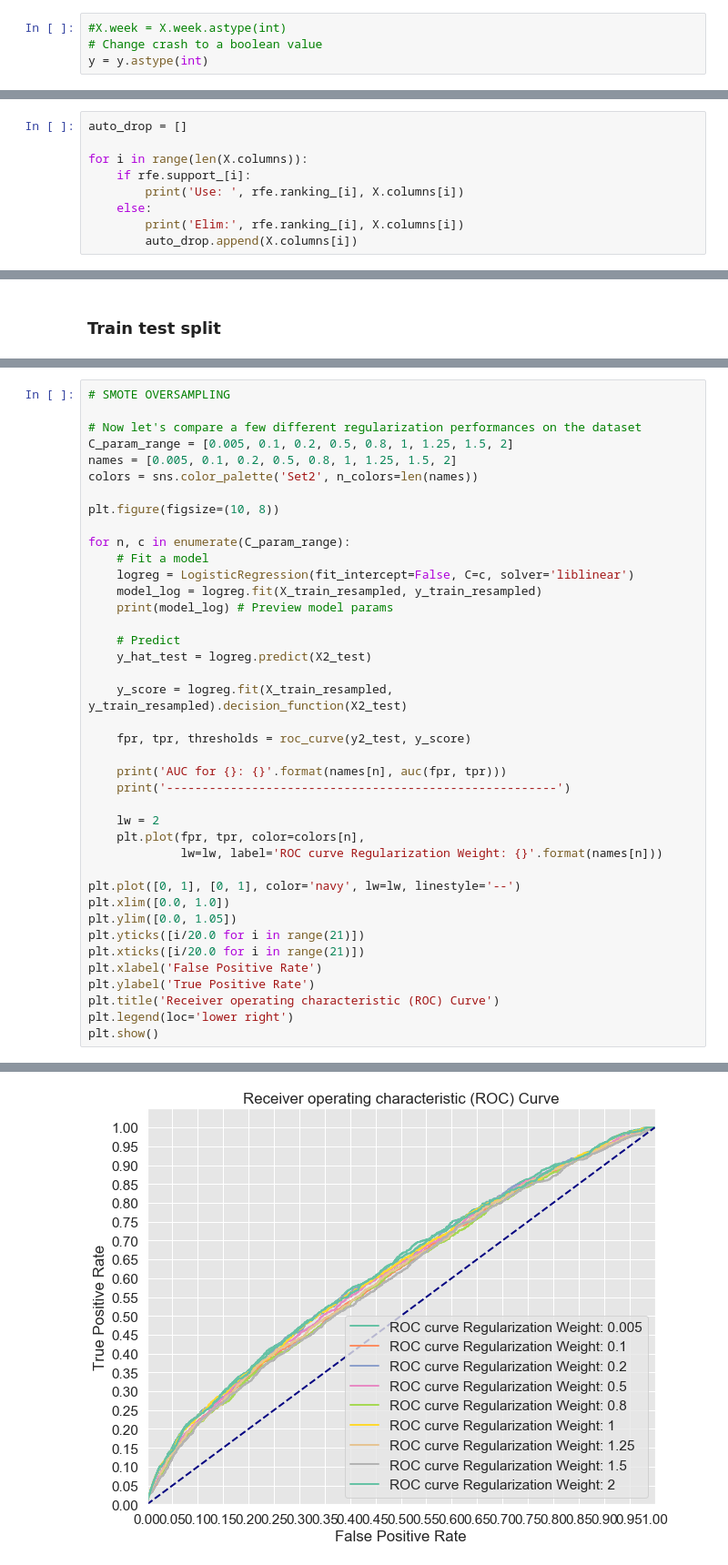
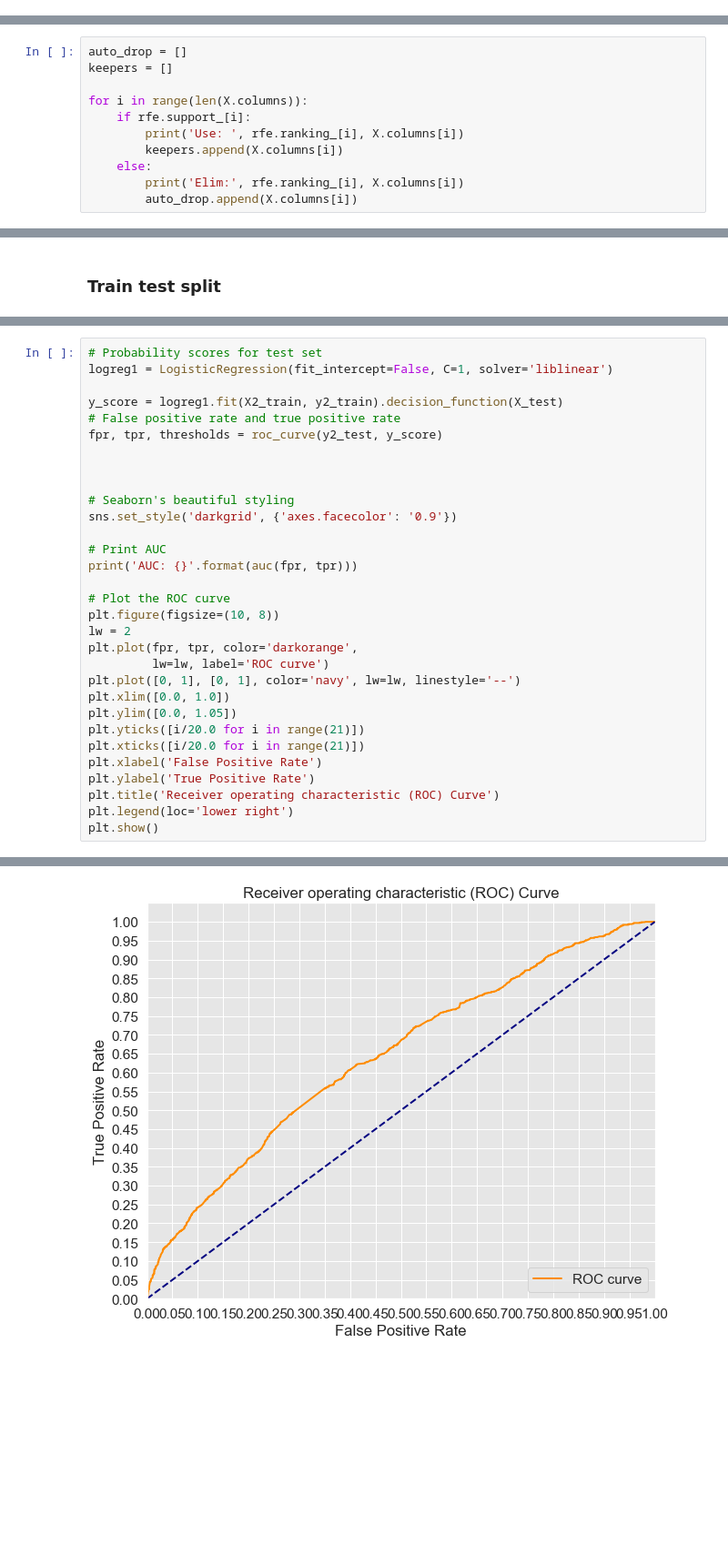
Before and after one commit to sciencelee/chicago-red-light-cameras, a Jupyter notebook: 06-crash-logreg.ipynb, the cells around one changed output, grey strips where cells are left out. Shown at 91% size. Saved outputs shown, nothing was run; the diff lists cells and outputs as text; blank space fills up the shorter version.

```diff
--- a/06-crash-logreg.ipynb
+++ b/06-crash-logreg.ipynb
@@ -537,10 +557,6 @@ drop_cols = ['violation_date', 'day', 'prim_contributory_cause', 'sec_contributo
 categoricals = ['region_id', 'weekday']
 
 X = all_df.drop(columns=drop_cols)
-# %%
-#X.week = X.week.astype(int)
-# Change crash to a boolean value
-y = y.astype(int)
 # %%
 all_df['n_crash'].value_counts()
 #165550 / 5245
@@ -569,10 +585,12 @@ rfe = RFE(logreg)
 rfe = rfe.fit(X, y)  # convert to int before using in logistic so I can do binary
 # %%
 auto_drop = []
+keepers = []
 
 for i in range(len(X.columns)):
     if rfe.support_[i]:
         print('Use: ', rfe.ranking_[i], X.columns[i])
+        keepers.append(X.columns[i])
     else:
         print('Elim:', rfe.ranking_[i], X.columns[i])
         auto_drop.append(X.columns[i])
@@ -721,33 +726,24 @@ AUC for 10000000: 0.5226755627732966
 # %%
-# SMOTE OVERSAMPLING
+# Probability scores for test set
+logreg1 = LogisticRegression(fit_intercept=False, C=1, solver='liblinear')
 
-# Now let's compare a few different regularization performances on the dataset
-C_param_range = [0.005, 0.1, 0.2, 0.5, 0.8, 1, 1.25, 1.5, 2]
-names = [0.005, 0.1, 0.2, 0.5, 0.8, 1, 1.25, 1.5, 2]
-colors = sns.color_palette('Set2', n_colors=len(names))
+y_score = logreg1.fit(X2_train, y2_train).decision_function(X_test)
+# False positive rate and true positive rate
+fpr, tpr, thresholds = roc_curve(y2_test, y_score)
 
+
+
+# Seaborn's beautiful styling
+sns.set_style('darkgrid', {'axes.facecolor': '0.9'})
+
+# Print AUC
+print('AUC: {}'.format(auc(fpr, tpr)))
+
+# Plot the ROC curve
 plt.figure(figsize=(10, 8))
-
-for n, c in enumerate(C_param_range):
-    # Fit a model
-    logreg = LogisticRegression(fit_intercept=False, C=c, solver='liblinear')
-    model_log = logreg.fit(X_train_resampled, y_train_resampled)
-    print(model_log) # Preview model params
-
-    # Predict
-    y_hat_test = logreg.predict(X2_test)
-
-    y_score = logreg.fit(X_train_resampled, y_train_resampled).decision_function(X2_test)
-
-    fpr, tpr, thresholds = roc_curve(y2_test, y_score)
-
-    print('AUC for {}: {}'.format(names[n], auc(fpr, tpr)))
-    print('-------------------------------------------------------')
-
-    lw = 2
-    plt.plot(fpr, tpr, color=colors[n],
-             lw=lw, label='ROC curve Regularization Weight: {}'.format(names[n]))
-
+lw = 2
+plt.plot(fpr, tpr, color='darkorange',
+         lw=lw, label='ROC curve')
 plt.plot([0, 1], [0, 1], color='navy', lw=lw, linestyle='--')
 plt.xlim([0.0, 1.0])
 plt.ylim([0.0, 1.05])
@@ -779 +759 @@ AUC for 2: 0.620717931998594
-[figure, old version]
+[figure, new version]
```
Also changed, not shown: parts of 37 cells of this notebook, 1 other file.
